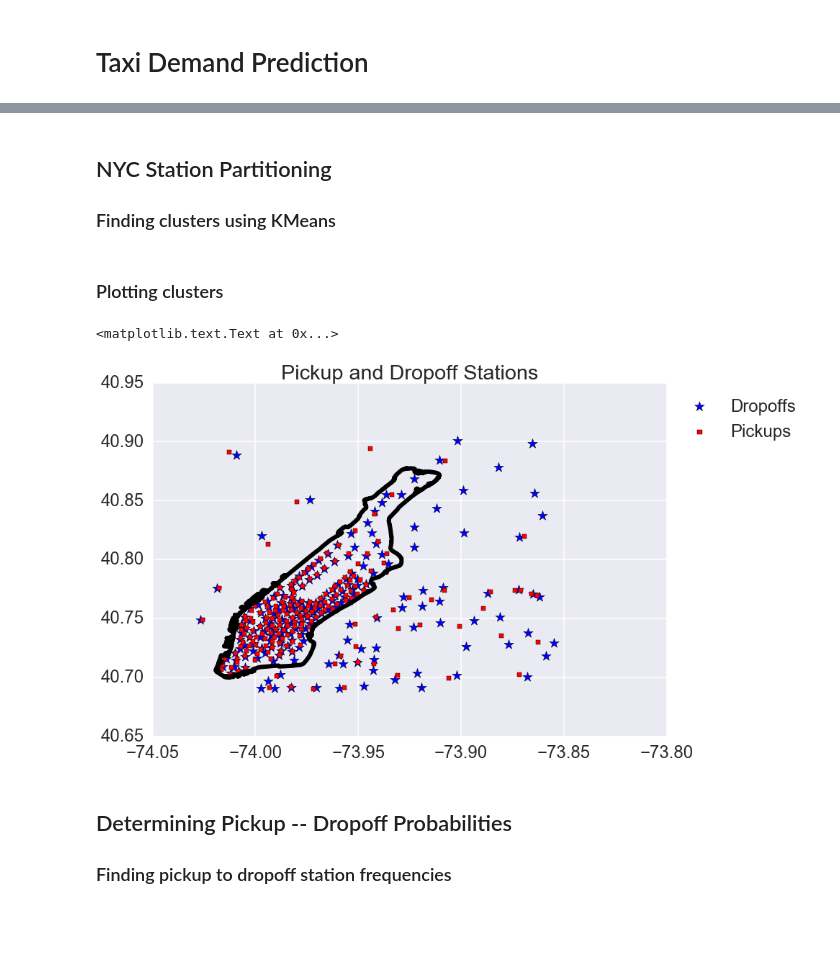
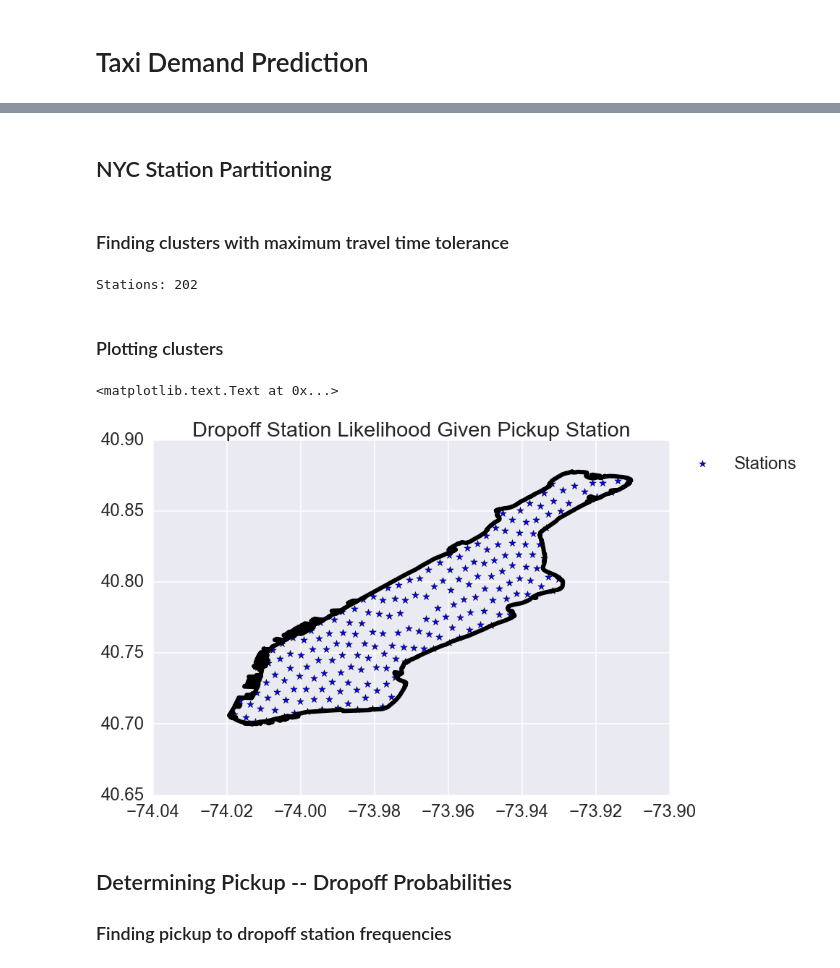
Before and after one commit to a20r/nyc-taxi-analysis, a Jupyter notebook: scripts/demand_prediction.ipynb, the cells around one changed output, grey strips where cells are left out. Saved outputs shown, nothing was run; the diff lists cells and outputs as text; code cells hidden in the pictures; blank space fills up the shorter version.

Commit message:
Clusters found

```diff
--- a/scripts/demand_prediction.ipynb
+++ b/scripts/demand_prediction.ipynb
@@ -29,3 +63,2 @@ sns.set_context("poster", font_scale=1.5)
 # %% [markdown]
 ## NYC Station Partitioning
-### Finding clusters using KMeans
@@ -36,21 +65,47 @@ dropoff_cls = clustering.cluster_dropoffs(df, n_clusters=n_clusters)
+# %% [markdown]
+### Finding clusters with maximum travel time tolerance
+# %%
+import tqdm
+import time
+import sklearn.neighbors as nn
+from scipy.spatial import KDTree
+
+
+def find_clusters(geos, tol):
+    hav_tol = tol / 6371.0
+    used = [False] * len(geos)
+    ball_tree = nn.BallTree(np.radians(geos), metric="haversine")
+    centers = list()
+    for i in xrange(len(geos)):
+        if not used[i]:
+            st = geos[i]
+            centers.append(st)
+            nearest = ball_tree.query_radius([np.radians(st)], hav_tol)[0]
+            for i in nearest:
+                used[i] = True
+    return np.array(centers)
+
+
+stations = find_clusters(nyc_nodes.as_matrix(["lon", "lat"]), 0.3)
+stations_kd = KDTree(stations)
+n_stations = len(stations)
+print "Stations:", n_stations
+# %% [output]
+Stations: 202
 # %% [markdown]
 ### Plotting clusters
 # %%
 fig, ax = plt.subplots(1, 1)
 plotting.plot_manhattan(ax)
 ax.scatter(
-    dropoff_cls.cluster_centers_[:, 0],
-    dropoff_cls.cluster_centers_[:, 1],
-    marker="*", s=200, c="b", label="Dropoffs")
-ax.scatter(
-    pickup_cls.cluster_centers_[:, 0],
-    pickup_cls.cluster_centers_[:, 1],
-    marker="s", s=40, c="r", label="Pickups")
+    stations[:, 0],
+    stations[:, 1],
+    s=100, marker="*", label="Stations")
 ax.legend(bbox_to_anchor=(1, 1), loc=2)
-ax.set_title("Pickup and Dropoff Stations")
+ax.set_title("Dropoff Station Likelihood Given Pickup Station")
 # %% [output]
 <matplotlib.text.Text at 0x...>
-[figure, old version]
+[figure, new version]
 # %% [markdown]
 ## Determining Pickup -- Dropoff Probabilities
 ### Finding pickup to dropoff station frequencies
```
Also changed, not shown: parts of 12 cells of this notebook, 9 other files.
